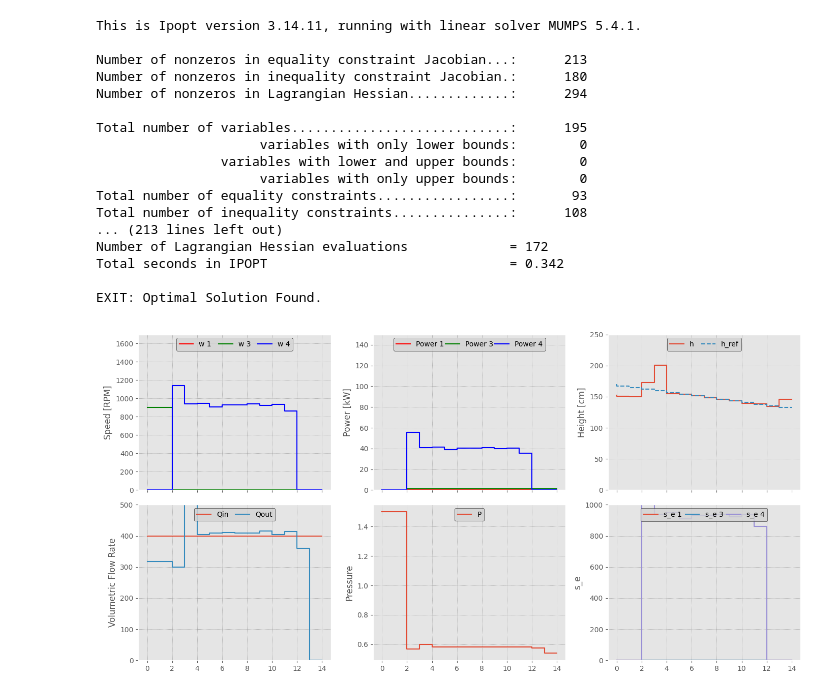
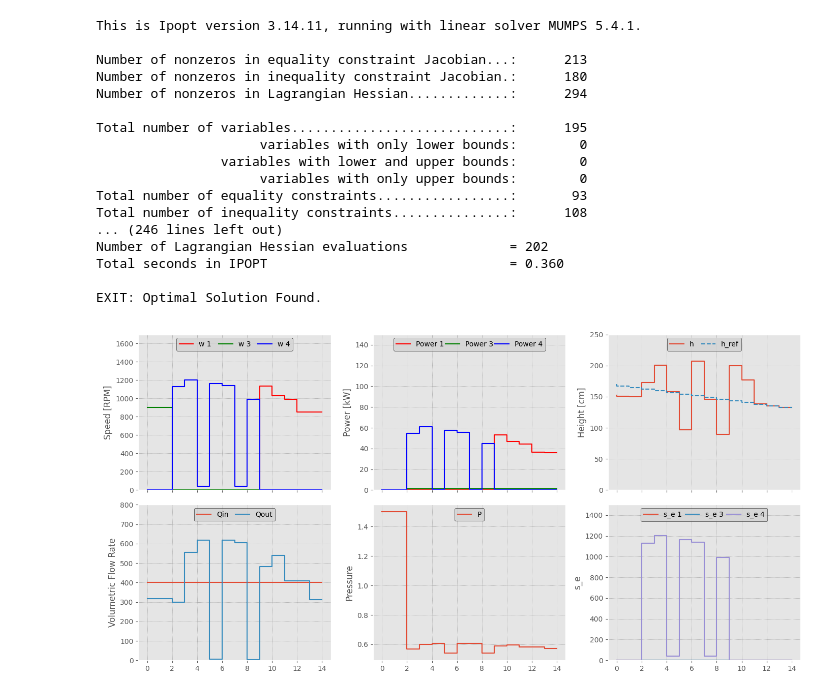
Before and after one commit to MPILC-Course/edge_mpc, a Jupyter notebook: opti_pumpstation.ipynb, the cells around one changed output. Drawn from its saved outputs; the diff is of its cells as text; code cells hidden in the pictures.

Commit message:
Plot limits

```diff
--- a/opti_pumpstation.ipynb
+++ b/opti_pumpstation.ipynb
@@ -85,7 +85,7 @@ r = np.zeros(N+zs)
 r[1:-1] = ca.sqrt(1500)
 for t in range(zs, N+zs):
     dw = w[:,t]-w[:,t-1]
-    objective += 0.5*((E[:,t].T @ E[:,t])/(Qout[t]**2+1))**2    +   50*((dw.T)@ dw)   +  1000*(h[t]-h_ref[t])**2+ 50000*s_h[t]  +5000*(s_e[:,t].T @s_e[:,t])
+    objective += 0.5*((E[:,t].T @ E[:,t])/(Qout[t]**2+1))**2    +   50*((dw.T)@ dw)   +  1000*(h[t]-h_ref[t])**2+ 50000*s_h[t]  +15000*(s_e[:,t].T @s_e[:,t])
 
 opti.minimize(objective)
 
@@ -145,7 +145,7 @@ for i in range(1):
     opti.set_value(E_meas,[0,0,0])
     opti.set_value(P_meas,1.5)
 
-    opti.set_value(enable,[1,0,0]) # Select enabled pumps
+    opti.set_value(enable,[1,1,0]) # Select enabled pumps
     opti.set_value(h_ref,np.arange(170, 130, (130-170)/(N+zs)))
 
     try:
@@ -170,9 +170,9 @@ Total number of variables............................:      195
                      variables with only upper bounds:        0
 Total number of equality constraints.................:       93
 Total number of inequality constraints...............:      108
-... (213 lines left out)
-Number of Lagrangian Hessian evaluations             = 172
-Total seconds in IPOPT                               = 0.342
+... (246 lines left out)
+Number of Lagrangian Hessian evaluations             = 202
+Total seconds in IPOPT                               = 0.360
 
 EXIT: Optimal Solution Found.
 # %%
@@ -202,33 +202,33 @@ axs[0, 2].step(range(len(sol.value(h))), sol.value(h), label='h')
 axs[0, 2].step(range(len(sol.value(h_ref))), sol.value(h_ref),"--", label='h_ref')
 axs[0, 2].set_ylabel("Height [cm]")
 axs[0, 2].grid(linestyle=':', linewidth='0.5', color='gray')
 axs[0, 2].set_ylim([0, 250])
 axs[0, 2].legend(loc='upper center', columnspacing=1, ncol=3, frameon=True, facecolor='lightgray', edgecolor='black')
 
 # Plot 4 - Volumetric Flow Rate
 axs[1, 0].step(range(len(sol.value(Qin))), sol.value(Qin), label='Qin')
 axs[1, 0].step(range(len(sol.value(Qout))), sol.value(Qout)**2, label='Qout')
 axs[1, 0].set_ylabel("Volumetric Flow Rate")
 axs[1, 0].grid(linestyle=':', linewidth='0.5', color='gray')
-axs[1, 0].set_ylim([0, 500])
+axs[1, 0].set_ylim([0, 800])
 axs[1, 0].legend(loc='upper center', columnspacing=1, ncol=3, frameon=True, facecolor='lightgray', edgecolor='black')
 
 # Plot 5 - Pressure
 axs[1, 1].step(range(len(sol.value(P))), sol.value(P), label='P')
 axs[1, 1].set_ylabel("Pressure")
 axs[1, 1].grid(linestyle=':', linewidth='0.5', color='gray')
 axs[1, 1].legend(loc='upper center', columnspacing=1, ncol=3, frameon=True, facecolor='lightgray', edgecolor='black')
 
 # Plot 6 - s_e
 axs[1, 2].step(range(len(sol.value(s_e[0, :]))), sol.value(s_e[0, :]**2), label='s_e 1')
 axs[1, 2].step(range(len(sol.value(s_e[1, :]))), sol.value(s_e[1, :]**2), label='s_e 3')
 axs[1, 2].step(range(len(sol.value(s_e[2, :]))), sol.value(s_e[2, :]**2), label='s_e 4')
 axs[1, 2].grid(linestyle=':', linewidth='0.5', color='gray')
 axs[1, 2].set_ylabel("s_e")
-axs[1, 2].set_ylim([0, 1000])
+axs[1, 2].set_ylim([0, 1500])
 axs[1, 2].legend(loc='upper center', columnspacing=0.5, ncol=3, frameon=True, facecolor='lightgray', edgecolor='black')
 
 plt.tight_layout()
 plt.show()
 # %% [output]
-[figure, old version]
+[figure, new version]
```
